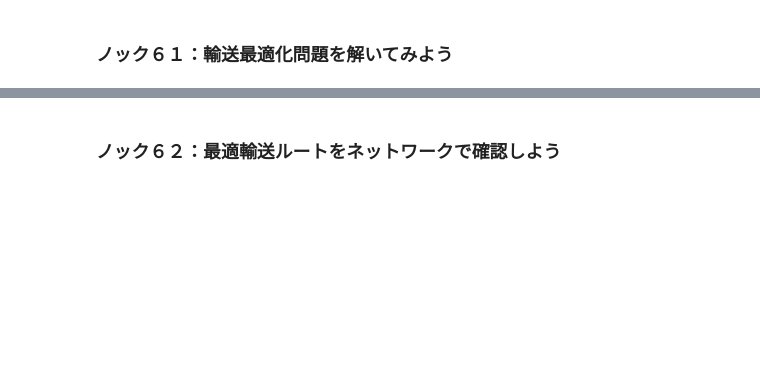
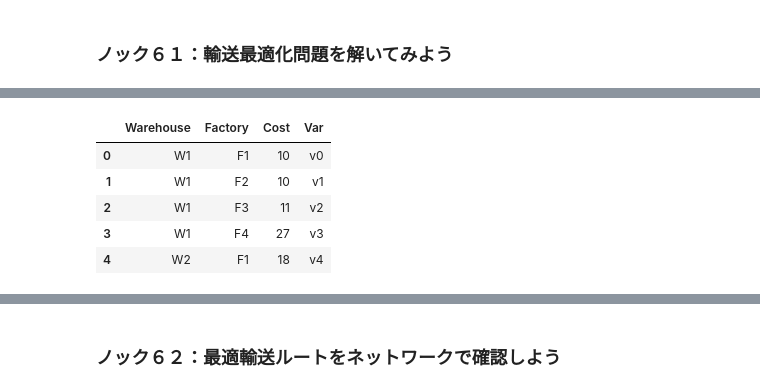
Before and after one commit to shinseitaro/python-data-analysis-100, a Jupyter notebook: sample/100drill_20201021/7/7章 ロジスティクスネットワークの最適設計を行う10本ノック.ipynb, the cells around one changed output, grey strips where cells are left out. Cells and saved outputs as stored; diff of their text form; code cells hidden in the pictures; blank space fills up the shorter version.

```diff
--- a/sample/100drill_20201021/7/7章 ロジスティクスネットワークの最適設計を行う10本ノック.ipynb
+++ b/sample/100drill_20201021/7/7章 ロジスティクスネットワークの最適設計を行う10本ノック.ipynb
@@ -7,0 +74,11 @@
+# %%
+# 目的変数
+df_v["Var"] = [LpVariable(f"v{i}", lowBound=0) for i in df_v.index]
+df_v.head()
+# %% [output]
+|  | Warehouse | Factory | Cost | Var |
+| 0 | W1 | F1 | 10 | v0 |
+| 1 | W1 | F2 | 10 | v1 |
+| 2 | W1 | F3 | 11 | v2 |
+| 3 | W1 | F4 | 27 | v3 |
+| 4 | W2 | F1 | 18 | v4 |
```
Also changed, not shown: parts of 23 cells of this notebook, 3 other files.
